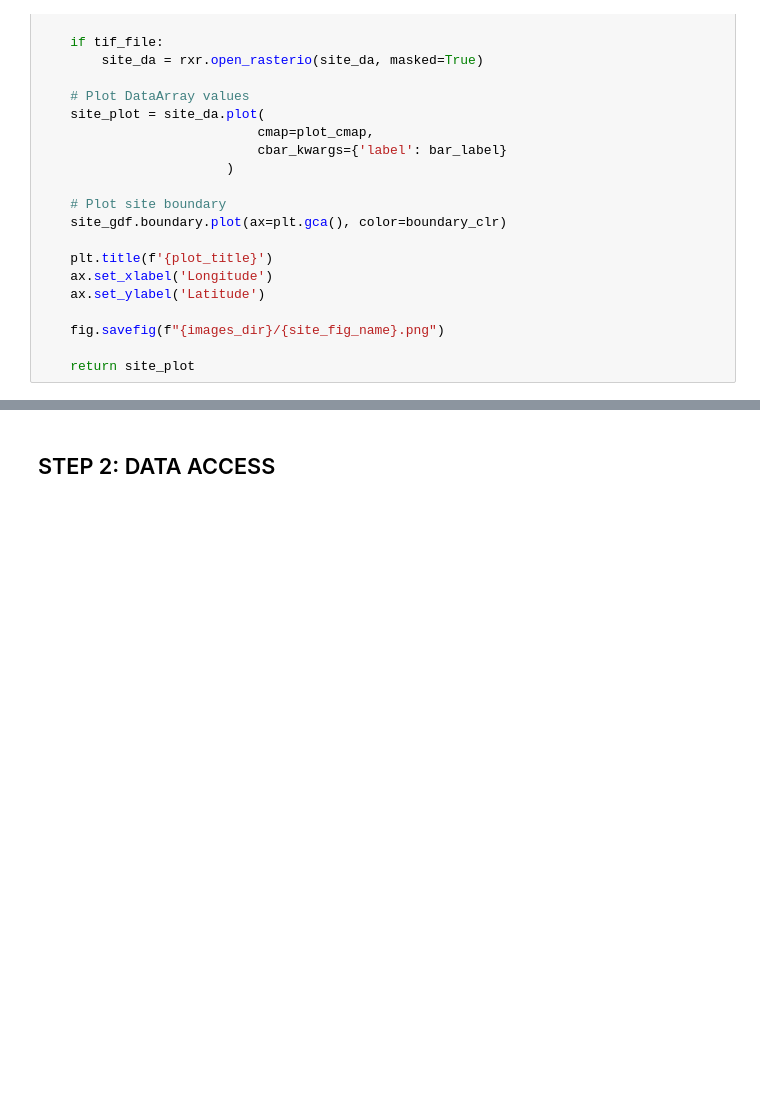
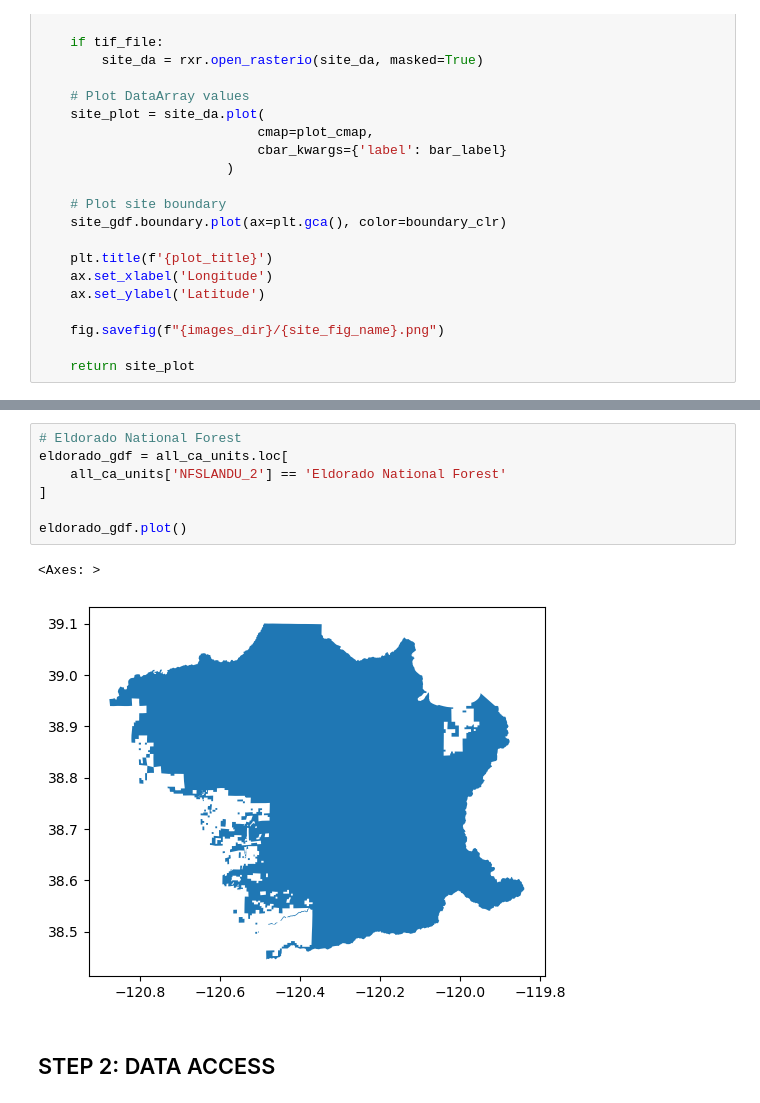
Before and after one commit to earthlab-education/habitat-suitability-lauren-alexandra, a Jupyter notebook: climate.ipynb, the cells around one changed output, grey strips where cells are left out. Cells and saved outputs as stored; diff of their text form; blank space fills up the shorter version.

```diff
--- a/climate.ipynb
+++ b/climate.ipynb
@@ -347,3 +444,13 @@ def plot_site(site_da, site_gdf, site_fig_name, plot_title,
+# %%
+# Eldorado National Forest
+eldorado_gdf = all_ca_units.loc[
+    all_ca_units['NFSLANDU_2'] == 'Eldorado National Forest'
+]
+
+eldorado_gdf.plot()
+# %% [output]
+<Axes: >
+[figure, added]
 # %% [markdown]
 ## STEP 2: DATA ACCESS
 # %% [markdown]
```
Also changed, not shown: parts of 11 cells of this notebook, 1 other file.
